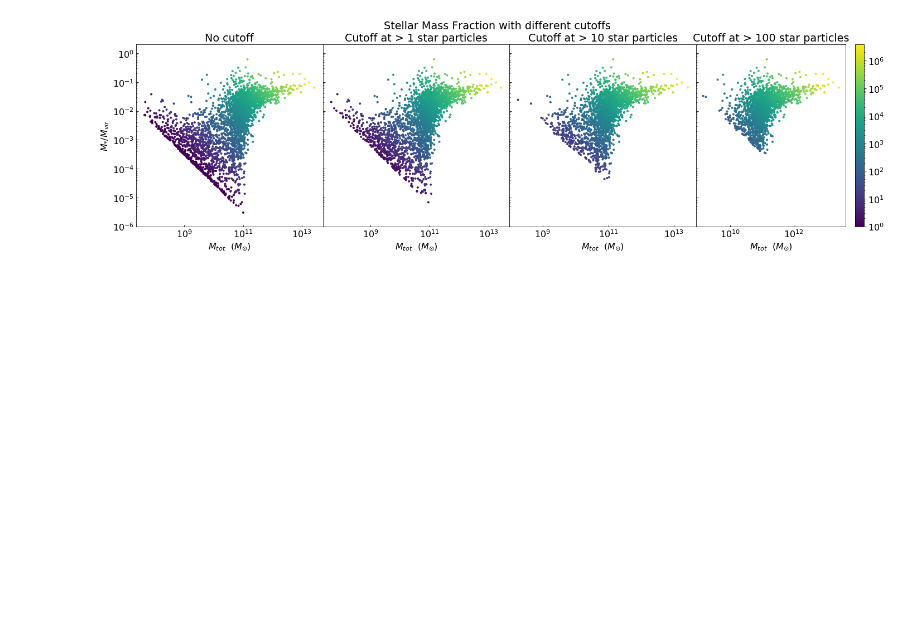
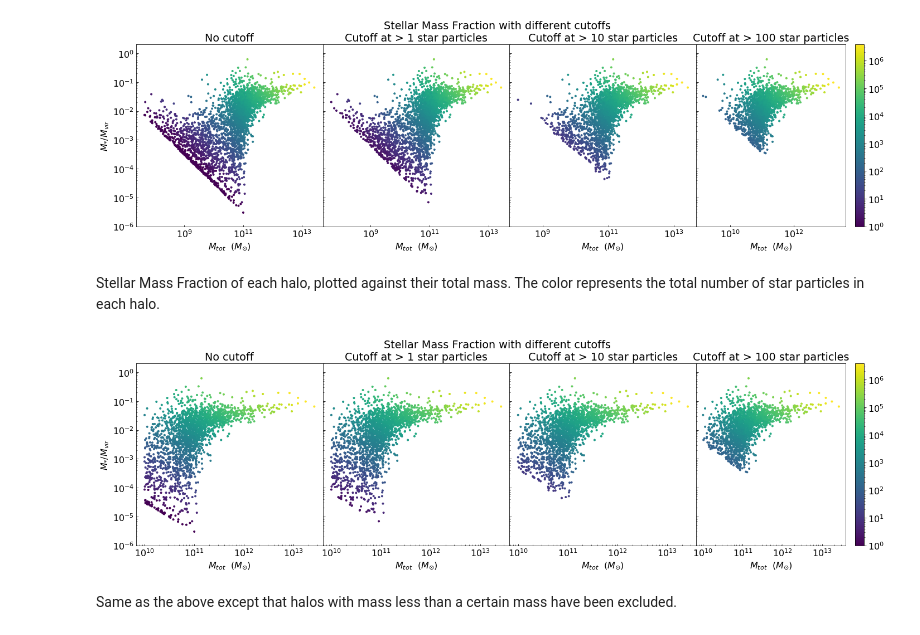
Before and after one commit to cjllorente827/comp_structure_research, a Jupyter notebook: stellar_mass_fraction/bigbox_25Mpc/RD0265.ipynb, the cells around one changed output. Saved outputs shown, nothing was run; the diff lists cells and outputs as text; code cells hidden in the pictures; blank space fills up the shorter version.

```diff
--- a/stellar_mass_fraction/bigbox_25Mpc/RD0265.ipynb
+++ b/stellar_mass_fraction/bigbox_25Mpc/RD0265.ipynb
@@ -68,4 +74,14 @@ stellar_mass_fraction_scatter_multi(hd)
 #interact(stellar_mass_fraction_scatter, hd=fixed(hd), cutoff=(0, 1e3));
 # %% [output]
 [figure]
+# %% [markdown]
+Stellar Mass Fraction of each halo, plotted against their total mass. The color represents the total number of star particles in each halo.
+# %%
+%aimport stellar_mass_fraction_plots
+from stellar_mass_fraction_plots import *
+stellar_mass_fraction_scatter_multi(hd, 1e10)
+# %% [output]
+[figure, added]
+# %% [markdown]
+Same as the above except that halos with mass less than a certain mass have been excluded.
 # %% [markdown]
```
Also changed, not shown: parts of 11 cells of this notebook, 9 other files.
